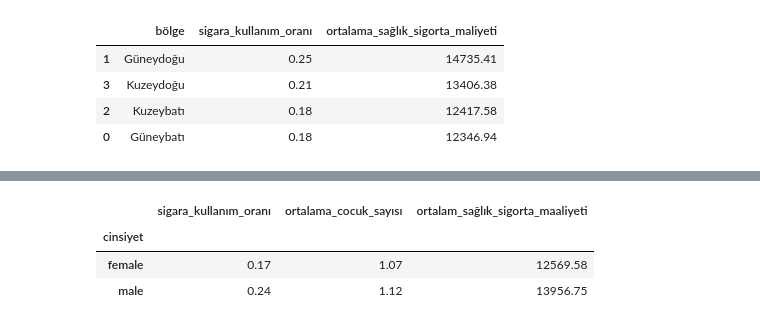
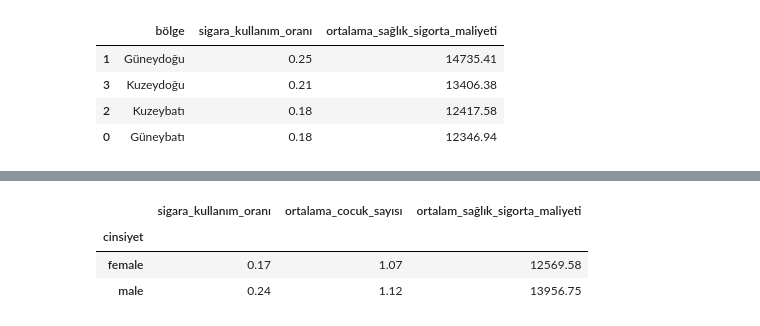
Before and after one commit to yigitcetincakmak/health-insurance-cost-prediction, a Jupyter notebook: 01_eda_and_preprocessing.ipynb, the cells around one changed output, grey strips where cells are left out. Cells and saved outputs as stored; diff of their text form; code cells hidden in the pictures.

```diff
--- a/01_eda_and_preprocessing.ipynb
+++ b/01_eda_and_preprocessing.ipynb
@@ -258,9 +433,11 @@ df.groupby("bölge").agg(sigara_kullanım_oranı = ("sigara_kullanımı" , "mean
 # %%
-df.groupby("cinsiyet").agg(sigara_kullanım_oranı = ("sigara_kullanımı" , "mean"),
+df3 = df.groupby("cinsiyet").agg(sigara_kullanım_oranı = ("sigara_kullanımı" , "mean"),
                            ortalama_cocuk_sayısı = ("cocuk_sayısı","mean"),
-                           ortalam_sağlık_sigorta_maaliyeti = ("sağlık_sigortası_maliyeti","mean")).round(2)
+                           ortalam_sağlık_sigorta_maliyeti = ("sağlık_sigortası_maliyeti","mean")).round(2)
+
+df3
 # %% [output]
-|  | sigara_kullanım_oranı | ortalama_cocuk_sayısı | ortalam_sağlık_sigorta_maaliyeti |
+|  | sigara_kullanım_oranı | ortalama_cocuk_sayısı | ortalam_sağlık_sigorta_maliyeti |
 | cinsiyet |  |  |  |
 | female | 0.17 | 1.07 | 12569.58 |
 | male | 0.24 | 1.12 | 13956.75 |
```
Also changed, not shown: parts of 10 cells of this notebook.
